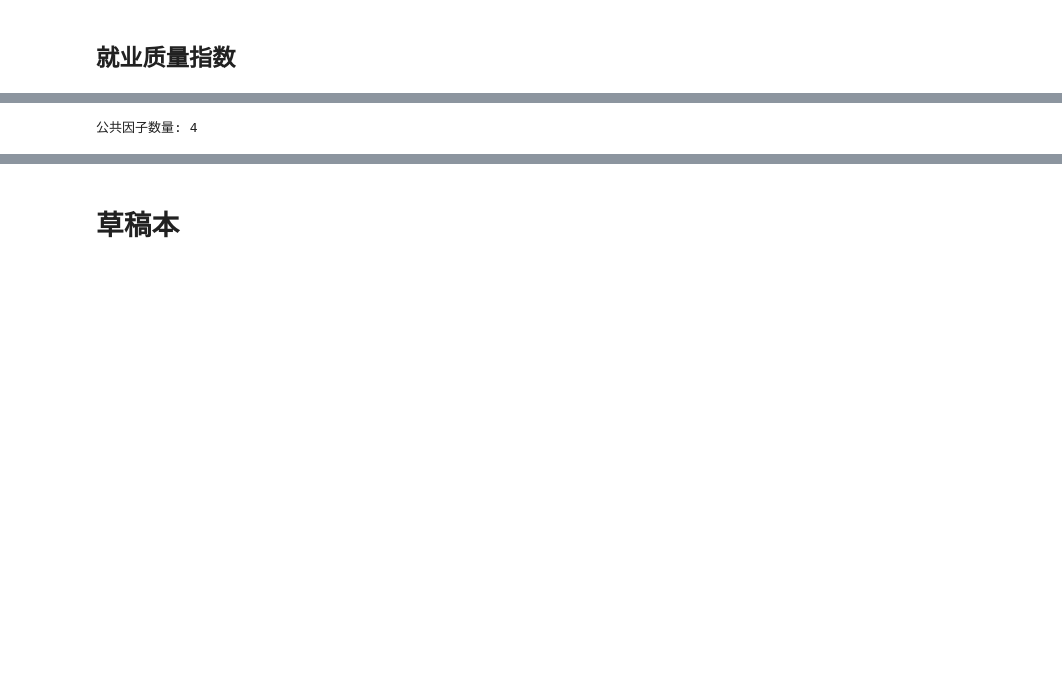
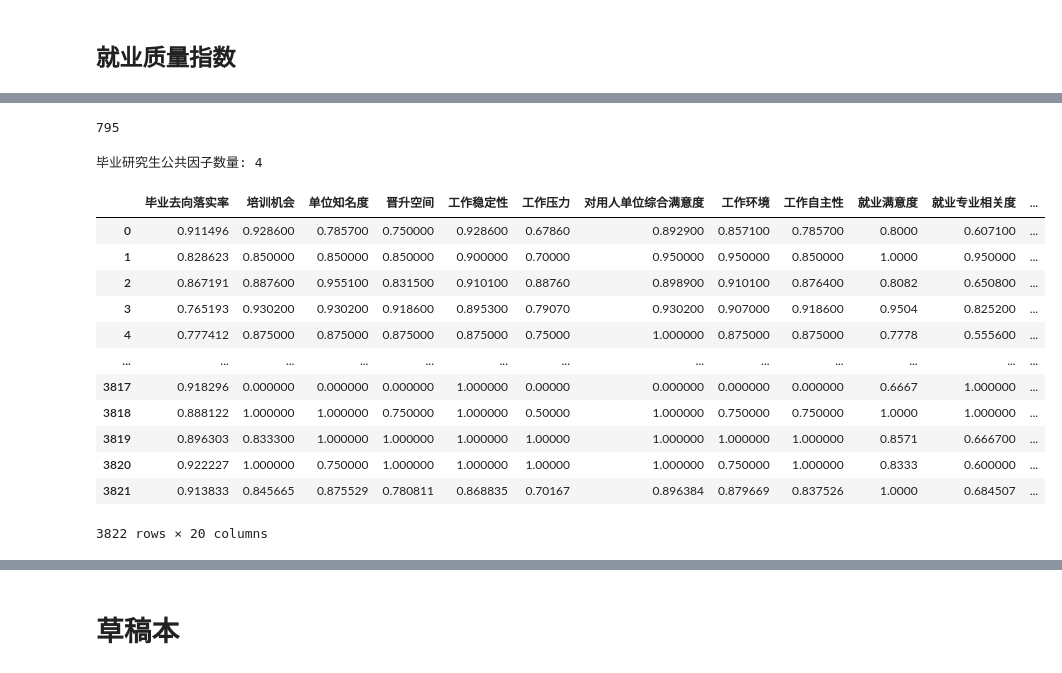
Before and after one commit to longxinke2/myCode, a Jupyter notebook: 练习与备忘录.ipynb, the cells around one changed output, grey strips where cells are left out. Saved outputs shown, nothing was run; the diff lists cells and outputs as text; code cells hidden in the pictures; blank space fills up the shorter version.

```diff
--- a/练习与备忘录.ipynb
+++ b/练习与备忘录.ipynb
@@ -101,21 +398,32 @@ df = (df - df.min()) / (df.max() - df.min())
-# %%
-import pandas as pd
-import numpy as np
-fa = FactorAnalyzer(n_factors=2, rotation='varimax')
-# 在数据中平移填补缺失值
-df = df.fillna(df.mean())
-# 将数据拟合到因子分析模型中
-fa.fit(df)
-
-# 从因子分析模型中提取公共因子
-eigenvalues, _ = fa.get_eigenvalues()
-common_factors = sum(eigenvalues > 1)
-
-print('公共因子数量:', common_factors)
-# %% [output]
-公共因子数量: 4
+# %%
+len(data['专业'].unique())
+# %% [output]
+795
 # %%
 import pandas as pd
+# 创建一个DataFrame
+start = 4
+from factor_analyzer import FactorAnalyzer
+
+data_all =False
+df = data.iloc[:,start:]
+
+# 执行Max-Min归一化
+df = (df - df.min()) / (df.max() - df.min())
+
+import numpy as np
+fa = FactorAnalyzer(n_factors=2, rotation='varimax')
+# 在数据中平移填补缺失值
+df = df.fillna(df.mean())
+# 将数据拟合到因子分析模型中
+fa.fit(df)
+
+# 从因子分析模型中提取公共因子
+eigenvalues, _ = fa.get_eigenvalues()
+common_factors = sum(eigenvalues > 1)
+
+print(f'{xl}公共因子数量:', common_factors)
+
 from factor_analyzer import FactorAnalyzer
 
 # 读取数据
@@ -136,6 +444,32 @@ loadings = fa.loadings_
 
 data1 = pd.DataFrame(loadings).T
 data1.columns=df.columns
+
+data1.loc[len(data1)] = pd.Series()
+
+if isinstance( data_all,bool):data_all=data1
+else:
+    data_all=pd.concat([data_all,data1])
+
+data_all.to_excel('E:/桌面/载荷矩阵.xlsx')
+# %% [output]
+毕业研究生公共因子数量: 4
+# %%
+dat
+# %% [output]
+|  | 毕业去向落实率 | 培训机会 | 单位知名度 | 晋升空间 | 工作稳定性 | 工作压力 | 对用人单位综合满意度 | 工作环境 | 工作自主性 | 就业满意度 | 就业专业相关度 | ... |
+| 0 | 0.911496 | 0.928600 | 0.785700 | 0.750000 | 0.928600 | 0.67860 | 0.892900 | 0.857100 | 0.785700 | 0.8000 | 0.607100 | ... |
+| 1 | 0.828623 | 0.850000 | 0.850000 | 0.850000 | 0.900000 | 0.70000 | 0.950000 | 0.950000 | 0.850000 | 1.0000 | 0.950000 | ... |
+| 2 | 0.867191 | 0.887600 | 0.955100 | 0.831500 | 0.910100 | 0.88760 | 0.898900 | 0.910100 | 0.876400 | 0.8082 | 0.650800 | ... |
+| 3 | 0.765193 | 0.930200 | 0.930200 | 0.918600 | 0.895300 | 0.79070 | 0.930200 | 0.907000 | 0.918600 | 0.9504 | 0.825200 | ... |
+| 4 | 0.777412 | 0.875000 | 0.875000 | 0.875000 | 0.875000 | 0.75000 | 1.000000 | 0.875000 | 0.875000 | 0.7778 | 0.555600 | ... |
+| ... | ... | ... | ... | ... | ... | ... | ... | ... | ... | ... | ... | ... |
+| 3817 | 0.918296 | 0.000000 | 0.000000 | 0.000000 | 1.000000 | 0.00000 | 0.000000 | 0.000000 | 0.000000 | 0.6667 | 1.000000 | ... |
+| 3818 | 0.888122 | 1.000000 | 1.000000 | 0.750000 | 1.000000 | 0.50000 | 1.000000 | 0.750000 | 0.750000 | 1.0000 | 1.000000 | ... |
+| 3819 | 0.896303 | 0.833300 | 1.000000 | 1.000000 | 1.000000 | 1.00000 | 1.000000 | 1.000000 | 1.000000 | 0.8571 | 0.666700 | ... |
+| 3820 | 0.922227 | 1.000000 | 0.750000 | 1.000000 | 1.000000 | 1.00000 | 1.000000 | 0.750000 | 1.000000 | 0.8333 | 0.600000 | ... |
+| 3821 | 0.913833 | 0.845665 | 0.875529 | 0.780811 | 0.868835 | 0.70167 | 0.896384 | 0.879669 | 0.837526 | 1.0000 | 0.684507 | ... |
+3822 rows × 20 columns
 # %%
 df=df.drop(columns=['就业公平性'])
 df
```
Also changed, not shown: parts of 41 cells of this notebook, 6 other files.
